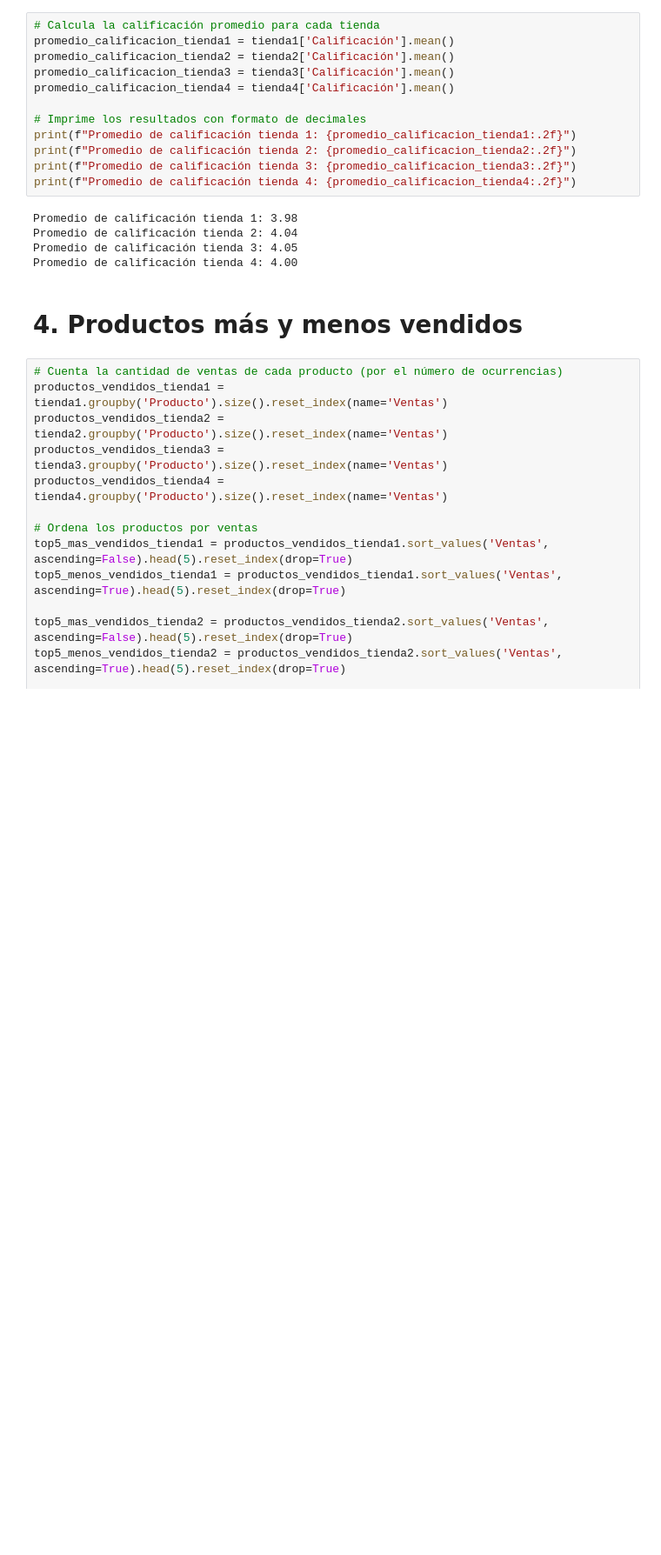
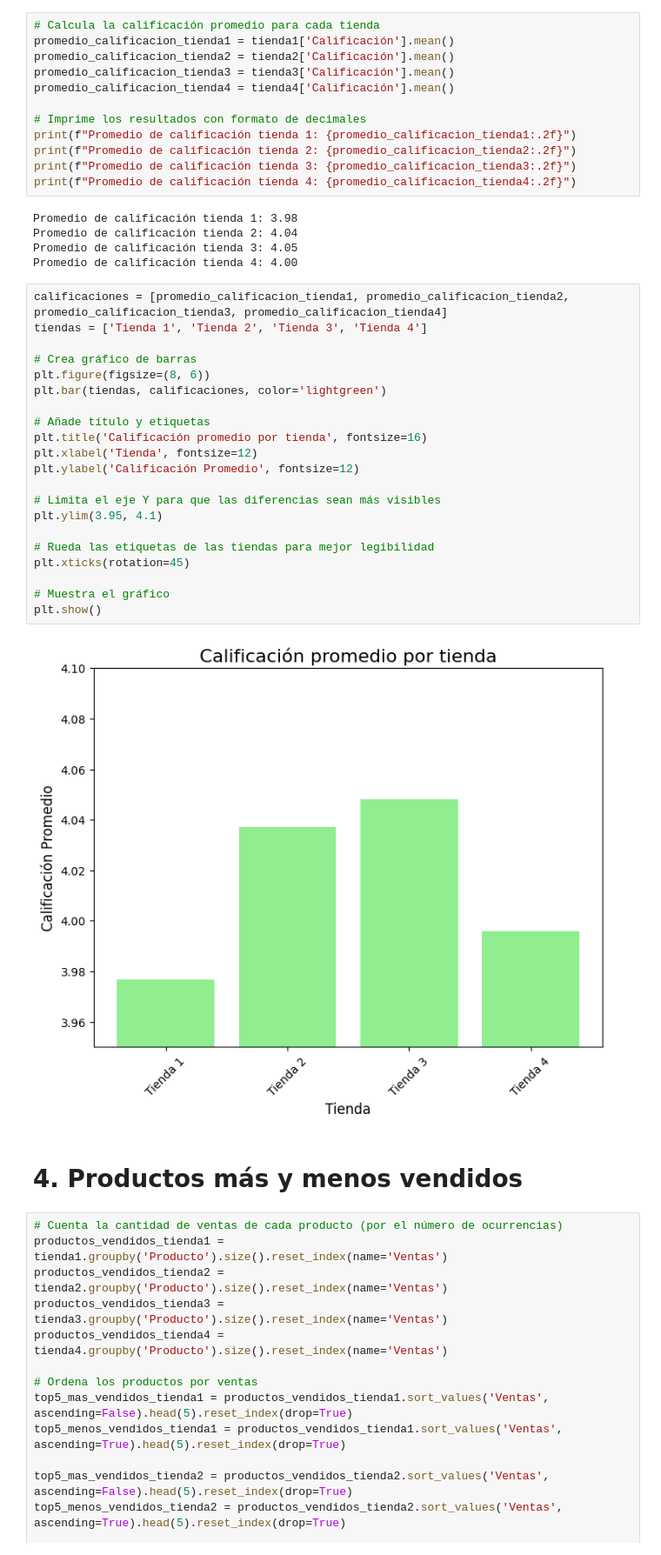
Before and after one commit to adsecv/cas, a Jupyter notebook: AluraStoreLatam.ipynb, the cells around one changed output. Shown at 87% size. Drawn from its saved outputs; the diff is of its cells as text; blank space fills up the shorter version.

```diff
--- a/AluraStoreLatam.ipynb
+++ b/AluraStoreLatam.ipynb
@@ -83,6 +135,29 @@ Promedio de calificación tienda 1: 3.98
 Promedio de calificación tienda 2: 4.04
 Promedio de calificación tienda 3: 4.05
 Promedio de calificación tienda 4: 4.00
+# %%
+calificaciones = [promedio_calificacion_tienda1, promedio_calificacion_tienda2, promedio_calificacion_tienda3, promedio_calificacion_tienda4]
+tiendas = ['Tienda 1', 'Tienda 2', 'Tienda 3', 'Tienda 4']
+
+# Crea gráfico de barras
+plt.figure(figsize=(8, 6))
+plt.bar(tiendas, calificaciones, color='lightgreen')
+
+# Añade título y etiquetas
+plt.title('Calificación promedio por tienda', fontsize=16)
+plt.xlabel('Tienda', fontsize=12)
+plt.ylabel('Calificación Promedio', fontsize=12)
+
+# Limita el eje Y para que las diferencias sean más visibles
+plt.ylim(3.95, 4.1)
+
+# Rueda las etiquetas de las tiendas para mejor legibilidad
+plt.xticks(rotation=45)
+
+# Muestra el gráfico
+plt.show()
+# %% [output]
+[figure, added]
 # %% [markdown]
 # 4. Productos más y menos vendidos
 # %%
```
Also changed, not shown: parts of 11 cells of this notebook.
